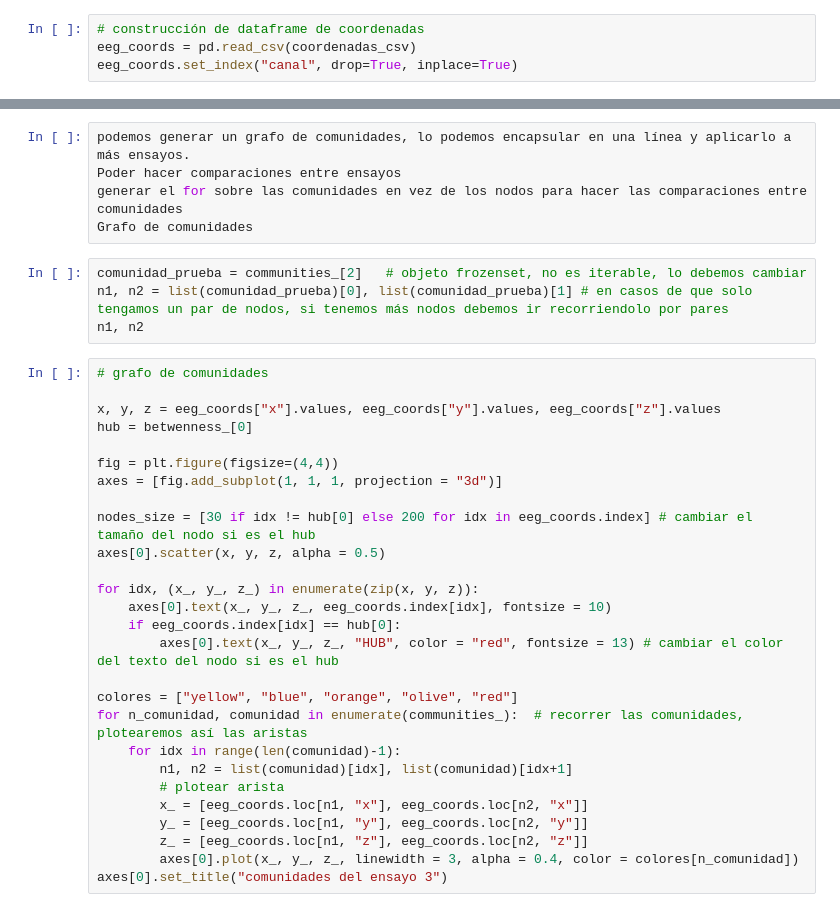
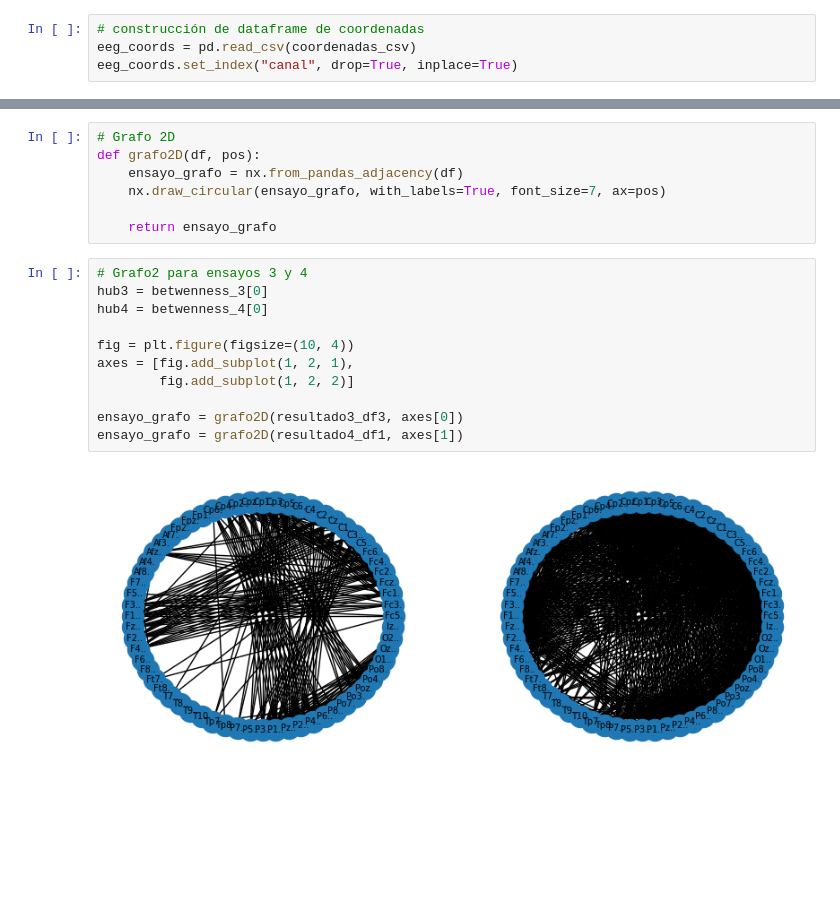
Before and after one commit to Fernando-JAL/Neurociencias-2026-1, a Jupyter notebook: S04_parciales/parcial 3_Mercedes .ipynb, the cells around one changed output, grey strips where cells are left out. Saved outputs shown, nothing was run; the diff lists cells and outputs as text; blank space fills up the shorter version.

```diff
--- a/S04_parciales/parcial 3_Mercedes .ipynb
+++ b/S04_parciales/parcial 3_Mercedes .ipynb
@@ -270,36 +235,20 @@ for idx, (x_, y_, z_) in enumerate(zip(x, y, z)):
-# %%
-podemos generar un grafo de comunidades, lo podemos encapsular en una línea y aplicarlo a más ensayos.
-Poder hacer comparaciones entre ensayos
-generar el for sobre las comunidades en vez de los nodos para hacer las comparaciones entre comunidades
-Grafo de comunidades
-# %%
-comunidad_prueba = communities_[2]   # objeto frozenset, no es iterable, lo debemos cambiar
-n1, n2 = list(comunidad_prueba)[0], list(comunidad_prueba)[1] # en casos de que solo tengamos un par de nodos, si tenemos más nodos debemos ir recorriendolo por pares
-n1, n2
-# %%
-# grafo de comunidades
-
-x, y, z = eeg_coords["x"].values, eeg_coords["y"].values, eeg_coords["z"].values
-hub = betwenness_[0]
-
-fig = plt.figure(figsize=(4,4))
-axes = [fig.add_subplot(1, 1, 1, projection = "3d")]
-
-nodes_size = [30 if idx != hub[0] else 200 for idx in eeg_coords.index] # cambiar el tamaño del nodo si es el hub
-axes[0].scatter(x, y, z, alpha = 0.5)
-
-for idx, (x_, y_, z_) in enumerate(zip(x, y, z)):
-    axes[0].text(x_, y_, z_, eeg_coords.index[idx], fontsize = 10)
-    if eeg_coords.index[idx] == hub[0]:
-        axes[0].text(x_, y_, z_, "HUB", color = "red", fontsize = 13) # cambiar el color del texto del nodo si es el hub
-
-colores = ["yellow", "blue", "orange", "olive", "red"]
-for n_comunidad, comunidad in enumerate(communities_):  # recorrer las comunidades, plotearemos así las aristas
-    for idx in range(len(comunidad)-1):
-        n1, n2 = list(comunidad)[idx], list(comunidad)[idx+1]
-        # plotear arista
-        x_ = [eeg_coords.loc[n1, "x"], eeg_coords.loc[n2, "x"]]
-        y_ = [eeg_coords.loc[n1, "y"], eeg_coords.loc[n2, "y"]]
-        z_ = [eeg_coords.loc[n1, "z"], eeg_coords.loc[n2, "z"]]
-        axes[0].plot(x_, y_, z_, linewidth = 3, alpha = 0.4, color = colores[n_comunidad])
-axes[0].set_title("comunidades del ensayo 3")
+# %%
+# Grafo 2D
+def grafo2D(df, pos):
+    ensayo_grafo = nx.from_pandas_adjacency(df)
+    nx.draw_circular(ensayo_grafo, with_labels=True, font_size=7, ax=pos)
+
+    return ensayo_grafo
+# %%
+# Grafo2 para ensayos 3 y 4
+hub3 = betwenness_3[0]
+hub4 = betwenness_4[0]
+
+fig = plt.figure(figsize=(10, 4))
+axes = [fig.add_subplot(1, 2, 1),
+        fig.add_subplot(1, 2, 2)]
+
+ensayo_grafo = grafo2D(resultado3_df3, axes[0])
+ensayo_grafo = grafo2D(resultado4_df1, axes[1])
+# %% [output]
+[figure, added]
```
Also changed, not shown: parts of 63 cells of this notebook, 2 other files.
